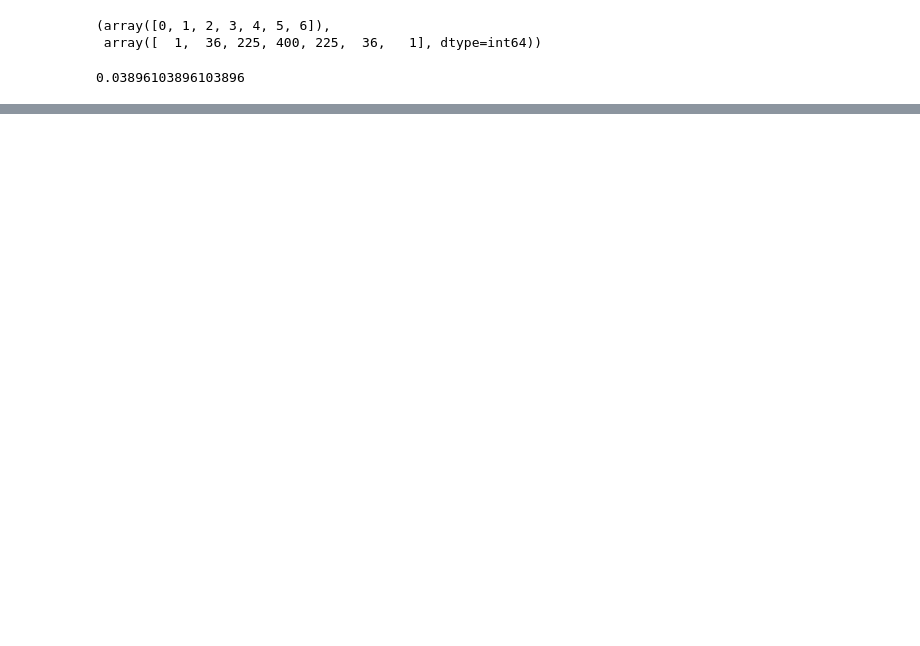
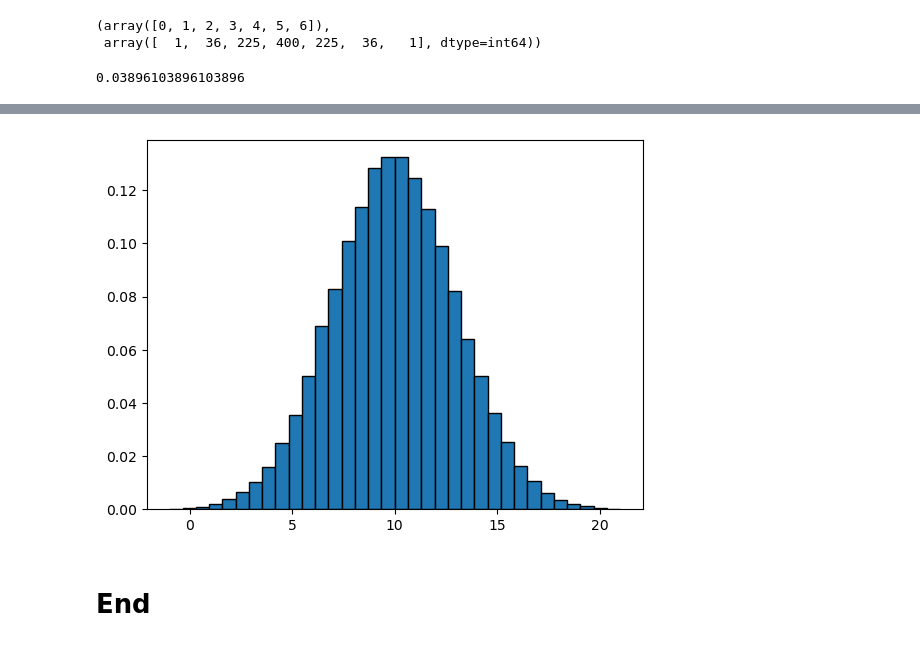
Before and after one commit to PCM11/applied-statistics, a Jupyter notebook: tasks.ipynb, the cells around one changed output, grey strips where cells are left out. Cells and saved outputs as stored; diff of their text form; code cells hidden in the pictures; blank space fills up the shorter version.

Commit message:
Normal distribution added

```diff
--- a/tasks.ipynb
+++ b/tasks.ipynb
@@ -200,0 +227,6 @@ counts
+# %%
+# Generate random normal values (mean 10, std 3, 100 000)
+data = np.random.normal(10, 3, 100000)
+
+# Show data
+data
@@ -200,0 +263,9 @@ counts
+# %%
+# Create a histogram
+fig, ax =plt.subplots()
+
+ax.hist(data, edgecolor='black', density=True, bins=np.linspace (-1,21,35));
+# %% [output]
+[figure, added]
+# %% [markdown]
+# End
```
Also changed, not shown: parts of 14 cells of this notebook, 3 other files.
